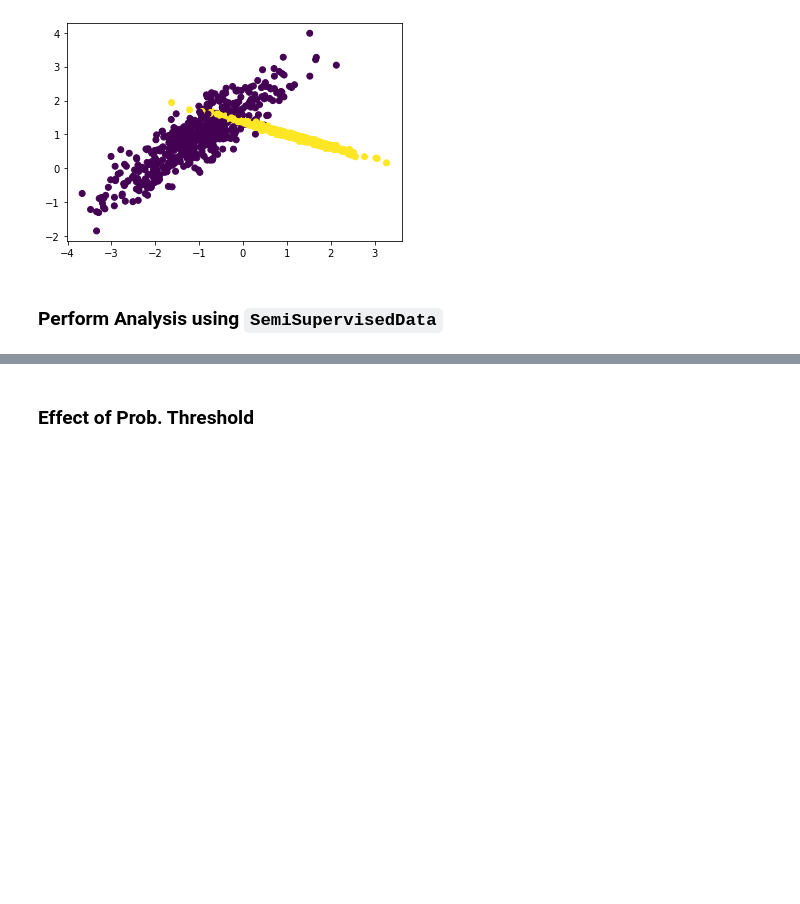
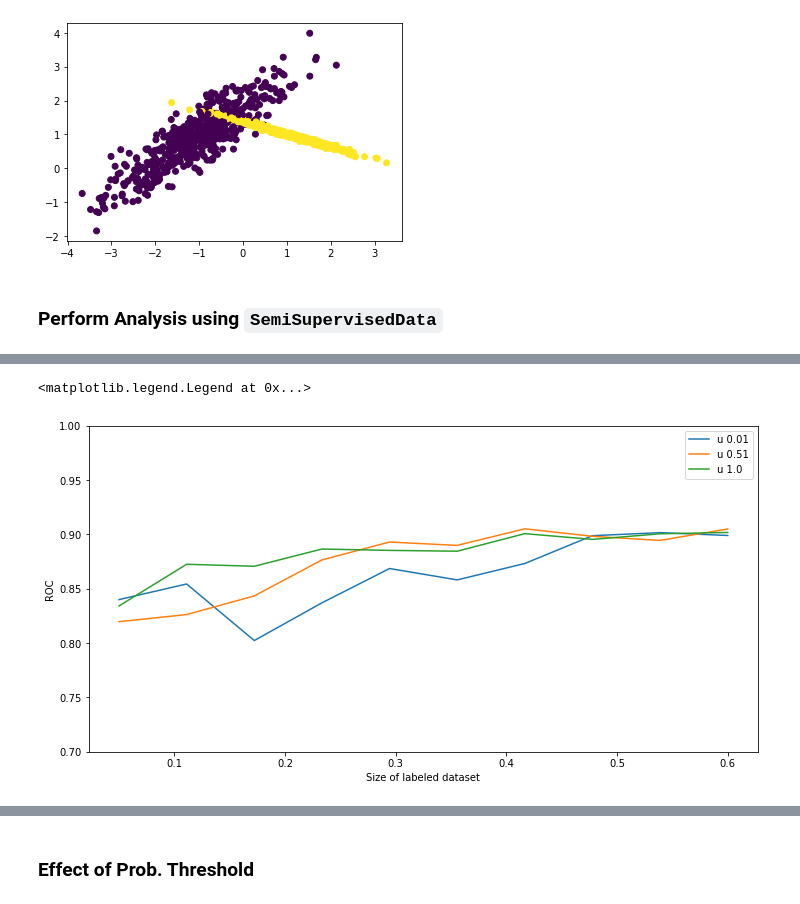
Before and after one commit to khroushan/semi-supervised-ml, a Jupyter notebook: notebooks/20_gaussian_data.ipynb, the cells around one changed output, grey strips where cells are left out. Drawn from its saved outputs; the diff is of its cells as text; code cells hidden in the pictures; blank space fills up the shorter version.

```diff
--- a/notebooks/20_gaussian_data.ipynb
+++ b/notebooks/20_gaussian_data.ipynb
@@ -55,9 +57,10 @@ pl.scatter(df_train['x1'], df_train['x2'], c=df_train['y'])
 # %% [markdown]
 ### Perform Analysis using `SemiSupervisedData`
 # %%
-data_semi = SemiSupervisedData.from_dataframe(df_train, feature_cols, 'y')
+data_semi = SemiSupervisedData.from_dataframe(df_train, feature_cols, target_col)
 # %%
 data_semi.mask(0.6)
 # %%
+prob_thres = 0.95
 sgd = SGDClassifier(loss='log', n_jobs=-1)
-cl_self = Pipeline([('self-clf', SelfTrainingClassifier(sgd, threshold=0.95))])
+cl_self = Pipeline([('self-clf', SelfTrainingClassifier(sgd, threshold=prob_thres))])
@@ -124,0 +101,25 @@ roc_scores
+# %%
+num_realization = 10
+l_range = np.linspace(0.05, 0.6, 10)
+u_range = np.linspace(0.01, 1., 3)
+rocs_avg = {}
+rocs_std = {}
+proxy_acc_avg = {}
+proxy_acc_std = {}
+for i, u_frac in enumerate(u_range):
+    rocs_avg[i] = []
+    rocs_std[i] = []
+    proxy_acc_avg[i] = []
+    proxy_acc_std[i] = []
+    for l_frac in l_range:
+        rocs, proxy_ratios = semi_training(cl_self,
+                                           num_realization=num_realization,
+                                           l_frac=l_frac,
+                                           u_frac=u_frac,
+                                           feature_cols=feature_cols)
+        # Mean and std of ROC scores
+        rocs_avg[i].append(np.mean(rocs))
+        rocs_std[i].append(np.std(rocs))
+        # Mean and std of proxy label classification
+        proxy_acc_avg[i].append(np.mean(proxy_ratios))
+        proxy_acc_std[i].append(np.mean(proxy_ratios))
@@ -124,0 +131,15 @@ roc_scores
+# %%
+fig, ax = pl.subplots(1, 1, figsize=(12,6))
+for i, u in enumerate(u_range):
+#     ax.errorbar(l_range, rocs_avg[i], rocs_std[i], label="ROC")
+    ax.plot(l_range, rocs_avg[i], label=f"u {u:.2}")
+#     ax.plot(l_range, proxy_acc_avg[i], label="Unlabeled Acc")
+#     ax.set_title(f"unlabeled: {u:.2} %")
+
+pl.ylim(0.7, 1.)
+pl.xlabel("Size of labeled dataset")
+pl.ylabel("ROC")
+pl.legend()
+# %% [output]
+<matplotlib.legend.Legend at 0x...>
+[figure, added]
```
Also changed, not shown: parts of 18 cells of this notebook.
